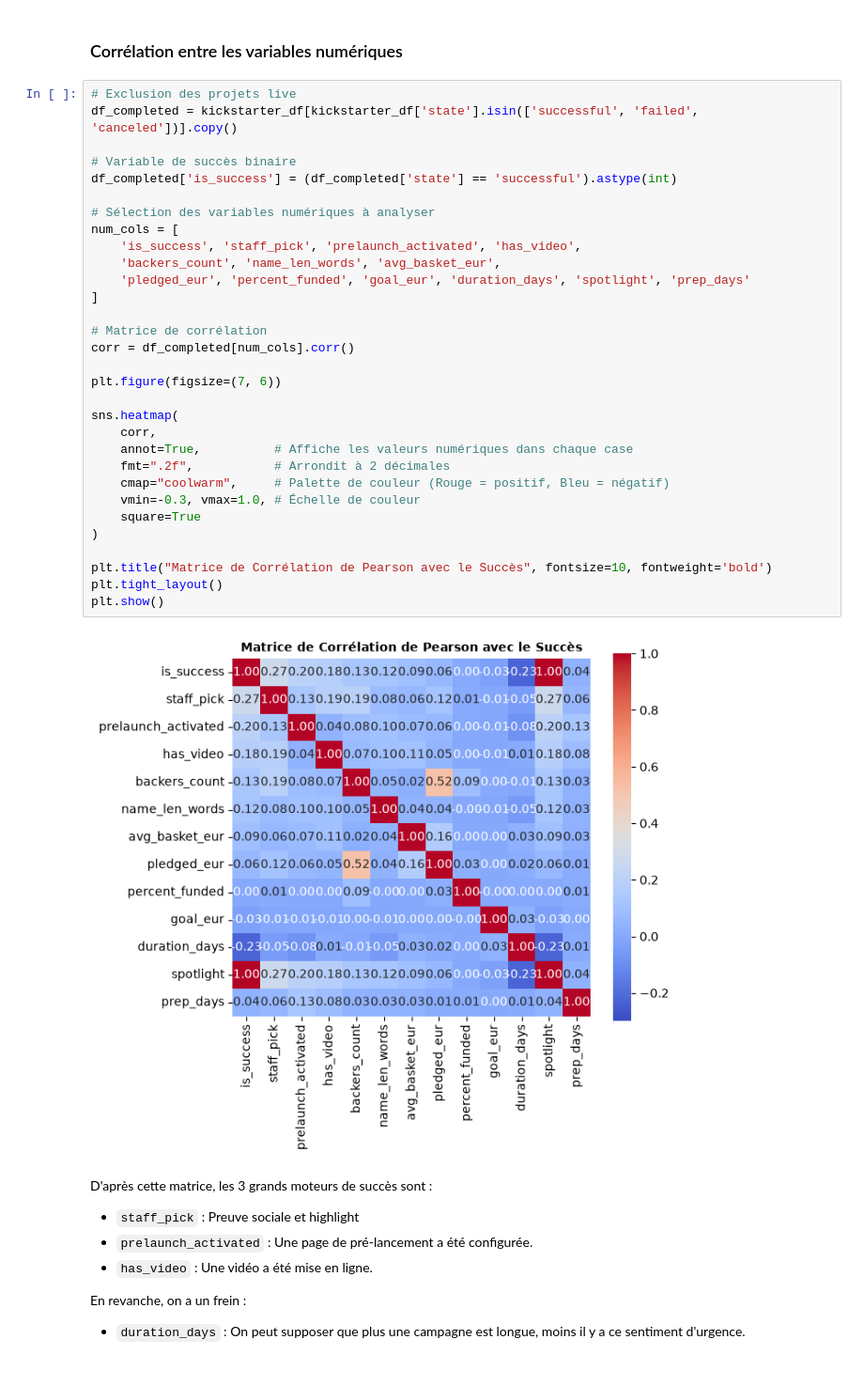
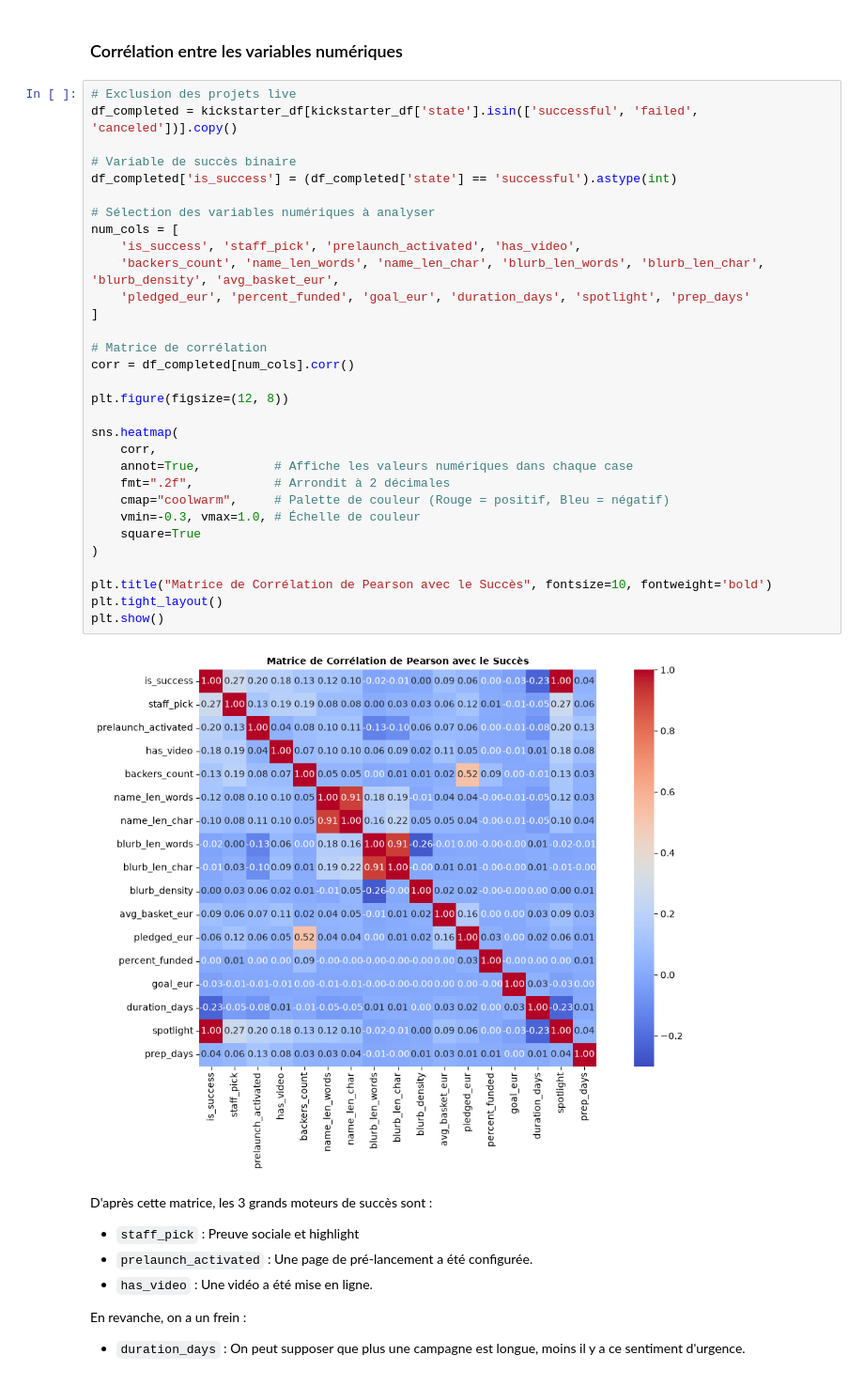
Before and after one commit to lbrdmariama/memoire-2026, a Jupyter notebook: code/analyse-exploratoire.ipynb, the cells around one changed output. Shown at 94% size. Cells and saved outputs as stored; diff of their text form.

```diff
--- a/code/analyse-exploratoire.ipynb
+++ b/code/analyse-exploratoire.ipynb
@@ -89,36 +89,36 @@ Passing `palette` without assigning `hue` is deprecated and will be removed in v
 # %%
 # Exclusion des projets live
 df_completed = kickstarter_df[kickstarter_df['state'].isin(['successful', 'failed', 'canceled'])].copy()
 
 # Variable de succès binaire
 df_completed['is_success'] = (df_completed['state'] == 'successful').astype(int)
 
 # Sélection des variables numériques à analyser
 num_cols = [
     'is_success', 'staff_pick', 'prelaunch_activated', 'has_video',
-    'backers_count', 'name_len_words', 'avg_basket_eur',
+    'backers_count', 'name_len_words', 'name_len_char', 'blurb_len_words', 'blurb_len_char', 'blurb_density', 'avg_basket_eur',
     'pledged_eur', 'percent_funded', 'goal_eur', 'duration_days', 'spotlight', 'prep_days'
 ]
 
 # Matrice de corrélation
 corr = df_completed[num_cols].corr()
 
-plt.figure(figsize=(7, 6))
+plt.figure(figsize=(12, 8))
 
 sns.heatmap(
     corr,
     annot=True,          # Affiche les valeurs numériques dans chaque case
     fmt=".2f",           # Arrondit à 2 décimales
     cmap="coolwarm",     # Palette de couleur (Rouge = positif, Bleu = négatif)
     vmin=-0.3, vmax=1.0, # Échelle de couleur
     square=True
 )
 
 plt.title("Matrice de Corrélation de Pearson avec le Succès", fontsize=10, fontweight='bold')
 plt.tight_layout()
 plt.show()
 # %% [output]
-[figure, old version]
+[figure, new version]
 # %% [markdown]
 D'après cette matrice, les 3 grands moteurs de succès sont :
 * `staff_pick` : Preuve sociale et highlight
```
Also changed, not shown: parts of 8 cells of this notebook, 1 other file.
